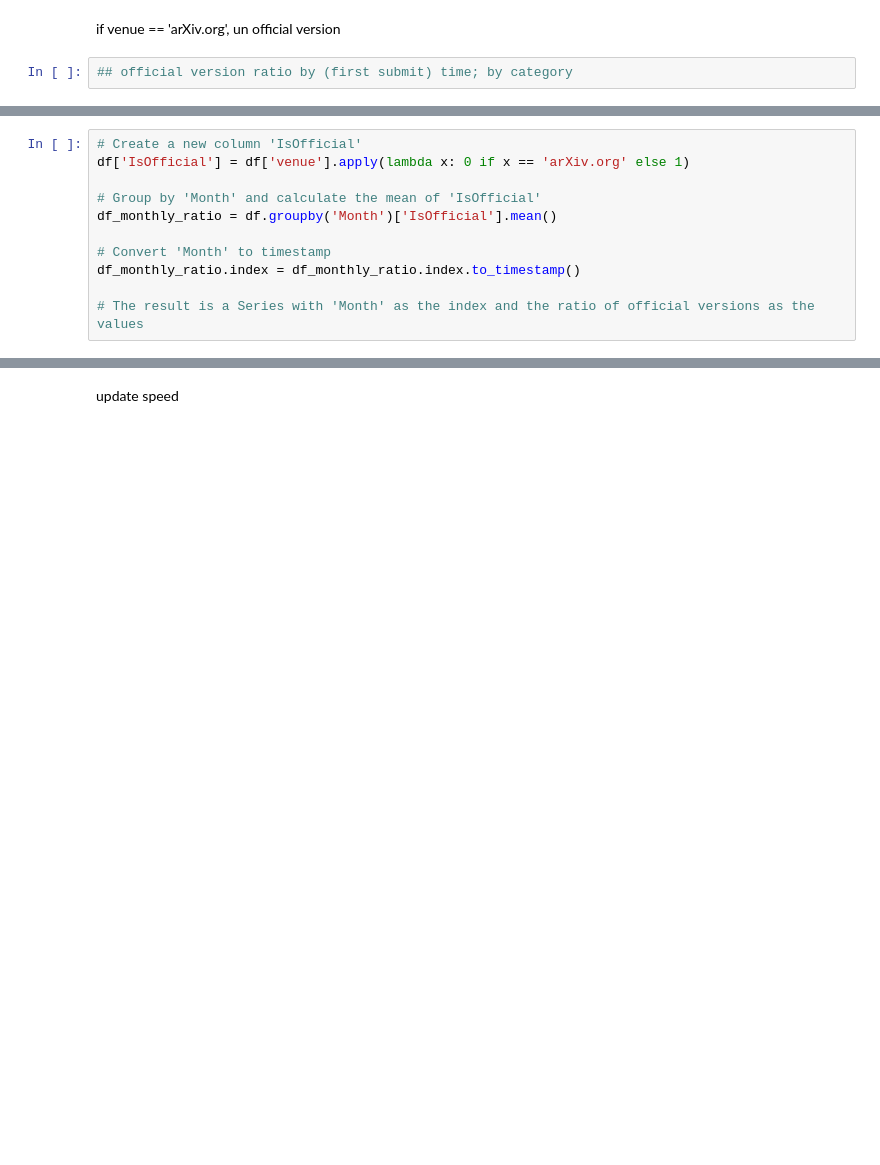
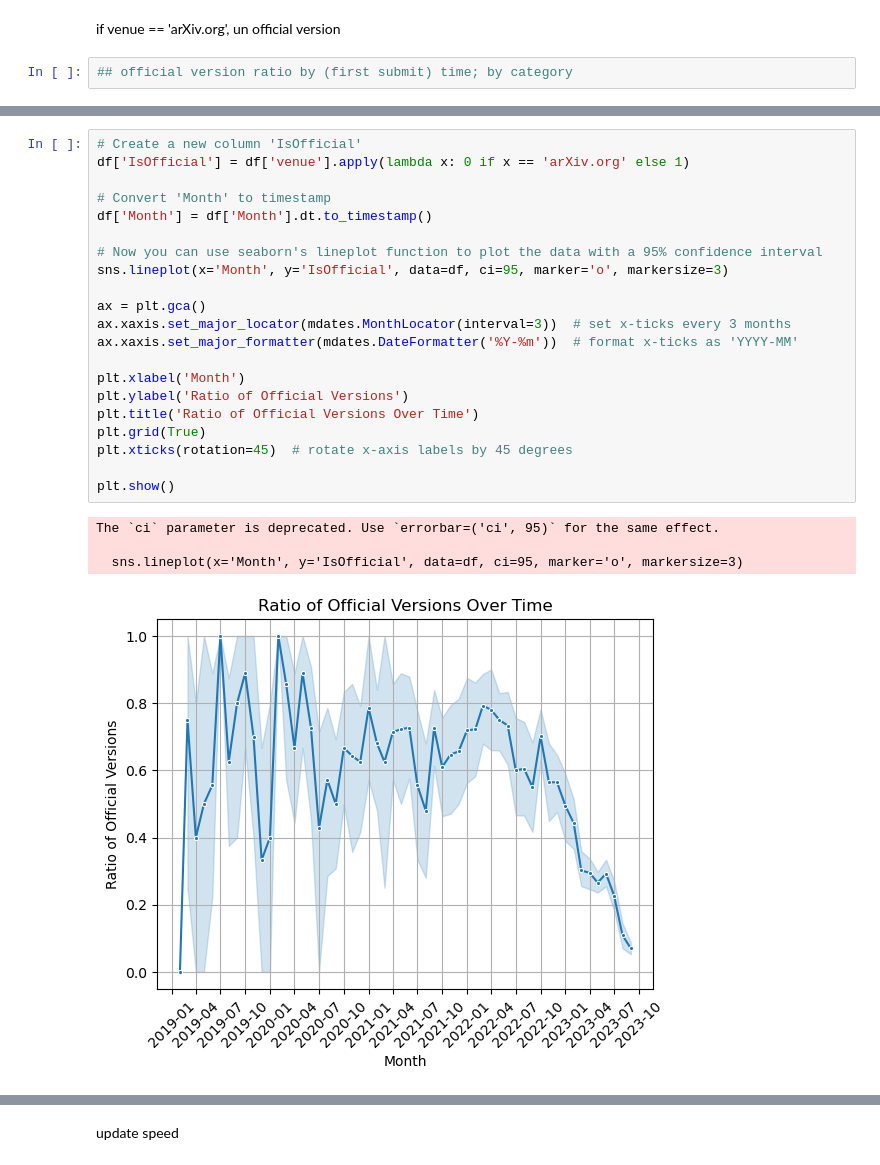
Before and after one commit to jiaweixu98/ChatGPTinnovationWaves, a Jupyter notebook: llm_final_paper.ipynb, the cells around one changed output, grey strips where cells are left out. Drawn from its saved outputs; the diff is of its cells as text; blank space fills up the shorter version.

```diff
--- a/llm_final_paper.ipynb
+++ b/llm_final_paper.ipynb
@@ -947,11 +948,26 @@ memory usage: 1.8+ MB
-# %%
-# Create a new column 'IsOfficial'
-df['IsOfficial'] = df['venue'].apply(lambda x: 0 if x == 'arXiv.org' else 1)
-
-# Group by 'Month' and calculate the mean of 'IsOfficial'
-df_monthly_ratio = df.groupby('Month')['IsOfficial'].mean()
-
-# Convert 'Month' to timestamp
-df_monthly_ratio.index = df_monthly_ratio.index.to_timestamp()
-
-# The result is a Series with 'Month' as the index and the ratio of official versions as the values
+# %%
+# Create a new column 'IsOfficial'
+df['IsOfficial'] = df['venue'].apply(lambda x: 0 if x == 'arXiv.org' else 1)
+
+# Convert 'Month' to timestamp
+df['Month'] = df['Month'].dt.to_timestamp()
+
+# Now you can use seaborn's lineplot function to plot the data with a 95% confidence interval
+sns.lineplot(x='Month', y='IsOfficial', data=df, ci=95, marker='o', markersize=3)
+
+ax = plt.gca()
+ax.xaxis.set_major_locator(mdates.MonthLocator(interval=3))  # set x-ticks every 3 months
+ax.xaxis.set_major_formatter(mdates.DateFormatter('%Y-%m'))  # format x-ticks as 'YYYY-MM'
+
+plt.xlabel('Month')
+plt.ylabel('Ratio of Official Versions')
+plt.title('Ratio of Official Versions Over Time')
+plt.grid(True)
+plt.xticks(rotation=45)  # rotate x-axis labels by 45 degrees
+
+plt.show()
+# %% [output]
+The `ci` parameter is deprecated. Use `errorbar=('ci', 95)` for the same effect.
+
+  sns.lineplot(x='Month', y='IsOfficial', data=df, ci=95, marker='o', markersize=3)
+[figure, added]
```
Also changed, not shown: parts of 25 cells of this notebook.
